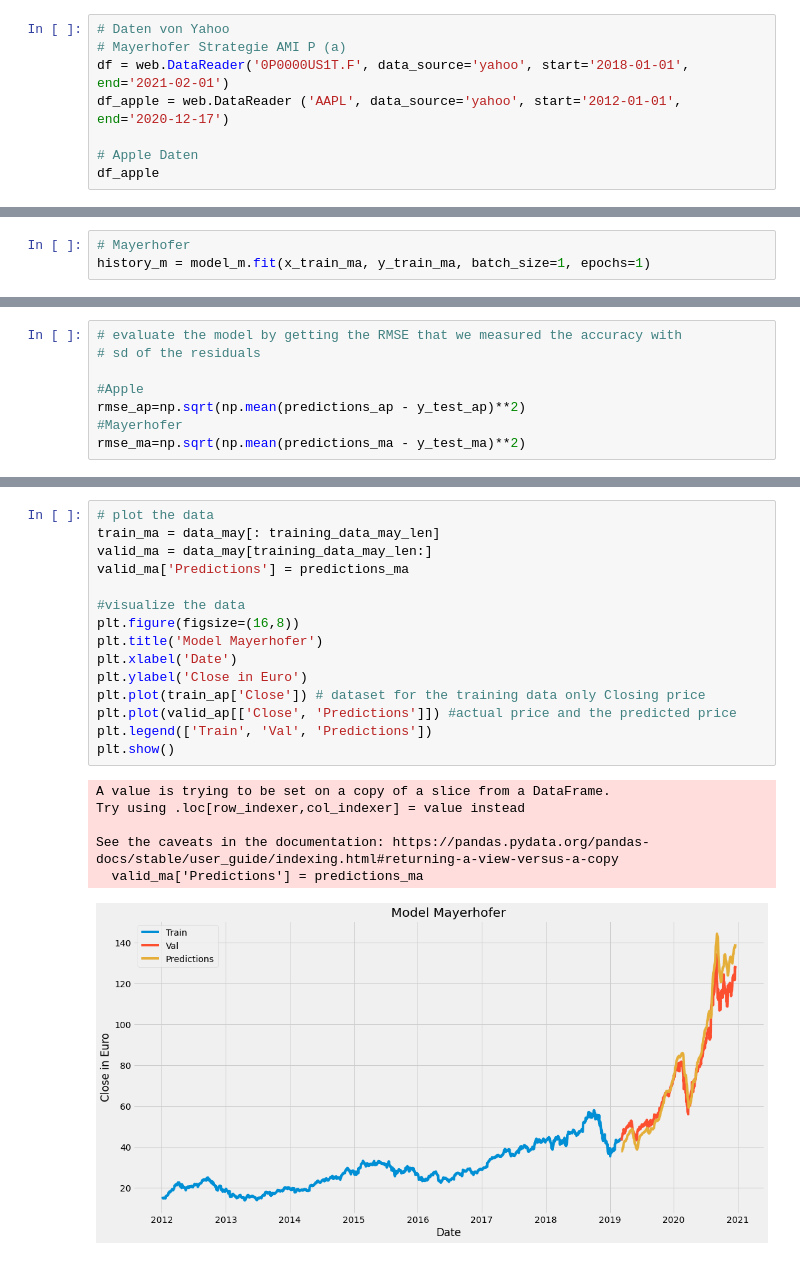
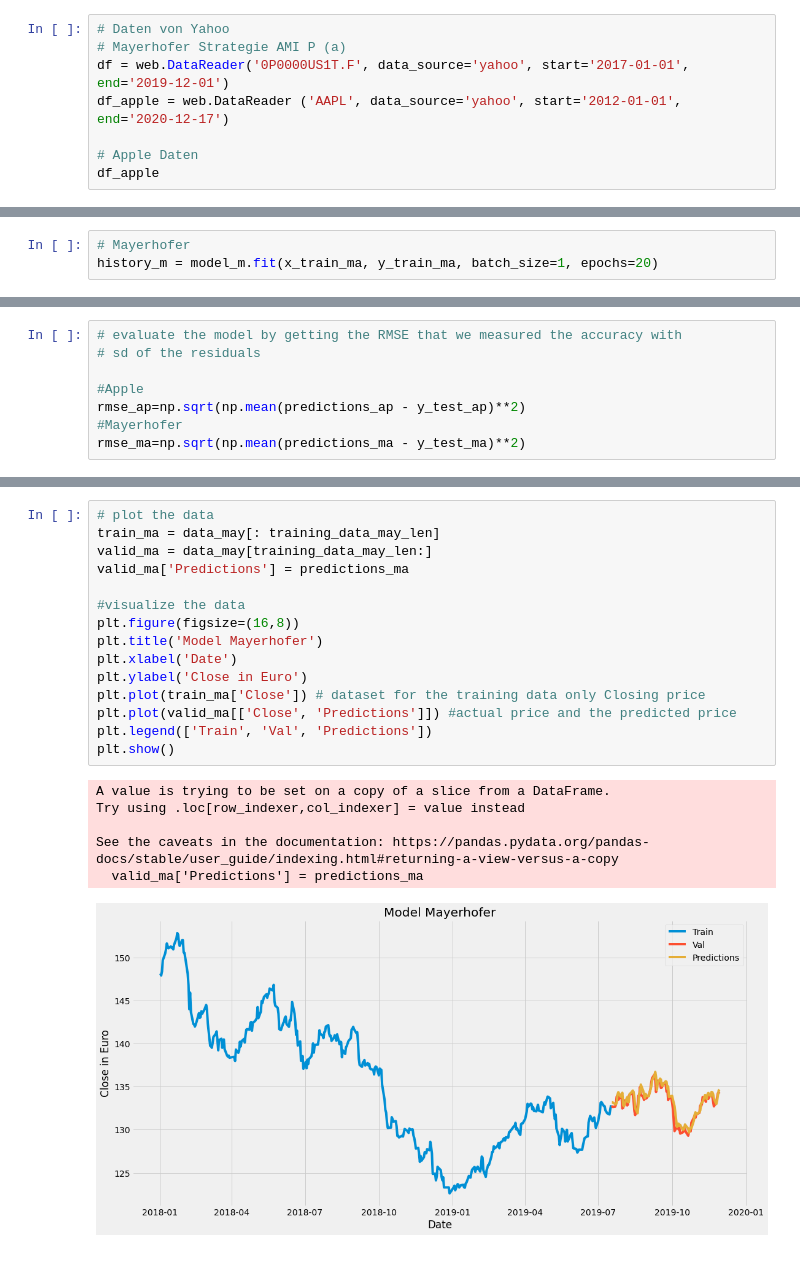
Before and after one commit to BaLena95/market, a Jupyter notebook: stock.ipynb, the cells around one changed output, grey strips where cells are left out. Saved outputs shown, nothing was run; the diff lists cells and outputs as text.

```diff
--- a/stock.ipynb
+++ b/stock.ipynb
@@ -20,7 +20,7 @@ Files in 'C:\\Users\\lenaw\\Documents\\work': ['.ipynb_checkpoints', '.Rhistory'
 # %%
 # Daten von Yahoo
 # Mayerhofer Strategie AMI P (a)
-df = web.DataReader('0P0000US1T.F', data_source='yahoo', start='2018-01-01', end='2021-02-01')
+df = web.DataReader('0P0000US1T.F', data_source='yahoo', start='2017-01-01', end='2019-12-01')
 df_apple = web.DataReader ('AAPL', data_source='yahoo', start='2012-01-01', end='2020-12-17')
 
 # Apple Daten
@@ -271,5 +280,5 @@ model_a.fit(x_train_ap, y_train_ap, batch_size=1, epochs=1)
 <tensorflow.python.keras.callbacks.History at 0x...>
 # %%
 # Mayerhofer
-history_m = model_m.fit(x_train_ma, y_train_ma, batch_size=1, epochs=1)
+history_m = model_m.fit(x_train_ma, y_train_ma, batch_size=1, epochs=20)
 # %% [output]
@@ -370,25 +394,25 @@ See the caveats in the documentation: https://pandas.pydata.org/pandas-docs/stab
 # %%
 # plot the data
 train_ma = data_may[: training_data_may_len]
 valid_ma = data_may[training_data_may_len:]
 valid_ma['Predictions'] = predictions_ma
 
 #visualize the data
 plt.figure(figsize=(16,8))
 plt.title('Model Mayerhofer')
 plt.xlabel('Date')
 plt.ylabel('Close in Euro')
-plt.plot(train_ap['Close']) # dataset for the training data only Closing price
-plt.plot(valid_ap[['Close', 'Predictions']]) #actual price and the predicted price
+plt.plot(train_ma['Close']) # dataset for the training data only Closing price
+plt.plot(valid_ma[['Close', 'Predictions']]) #actual price and the predicted price
 plt.legend(['Train', 'Val', 'Predictions'])
 plt.show()
 # %% [output]
 A value is trying to be set on a copy of a slice from a DataFrame.
 Try using .loc[row_indexer,col_indexer] = value instead
 
 See the caveats in the documentation: https://pandas.pydata.org/pandas-docs/stable/user_guide/indexing.html#returning-a-view-versus-a-copy
   valid_ma['Predictions'] = predictions_ma
-[figure, old version]
+[figure, new version]
 # %%
 # valid closing price and predicted closing price
 #Apple
```
Also changed, not shown: parts of 13 cells of this notebook.
